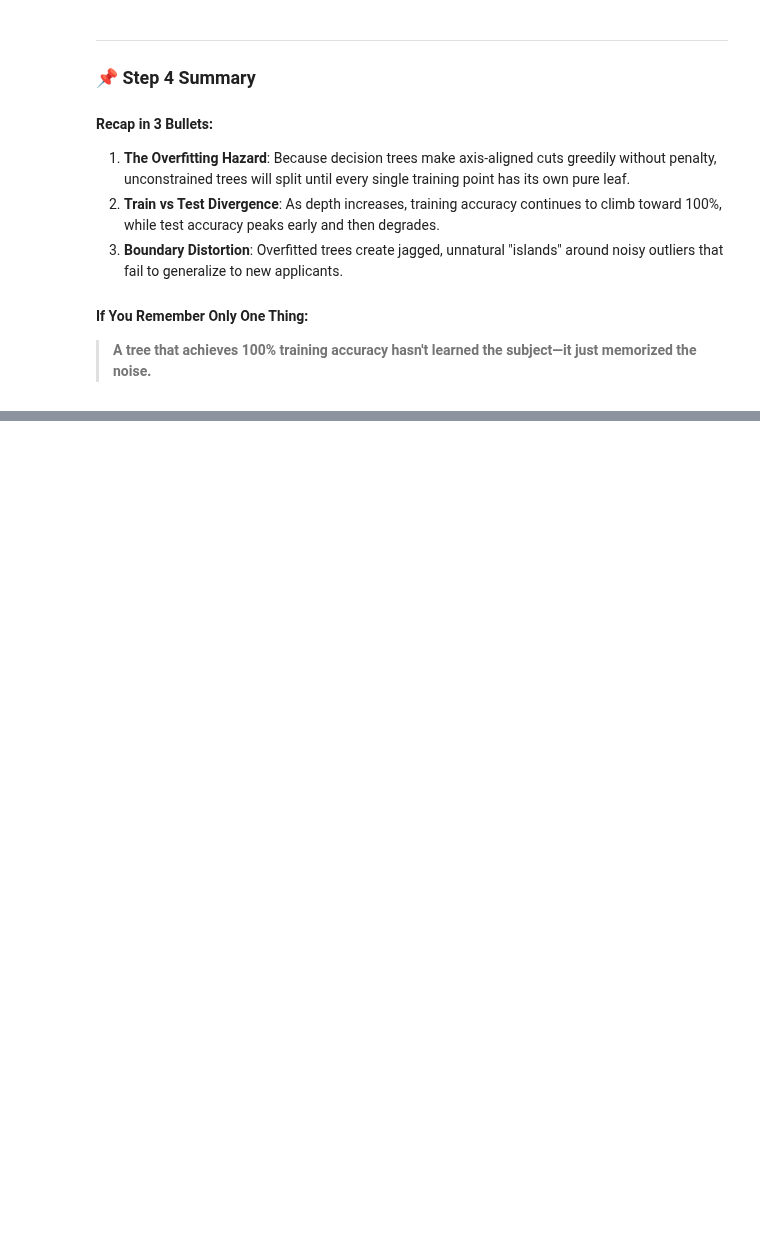
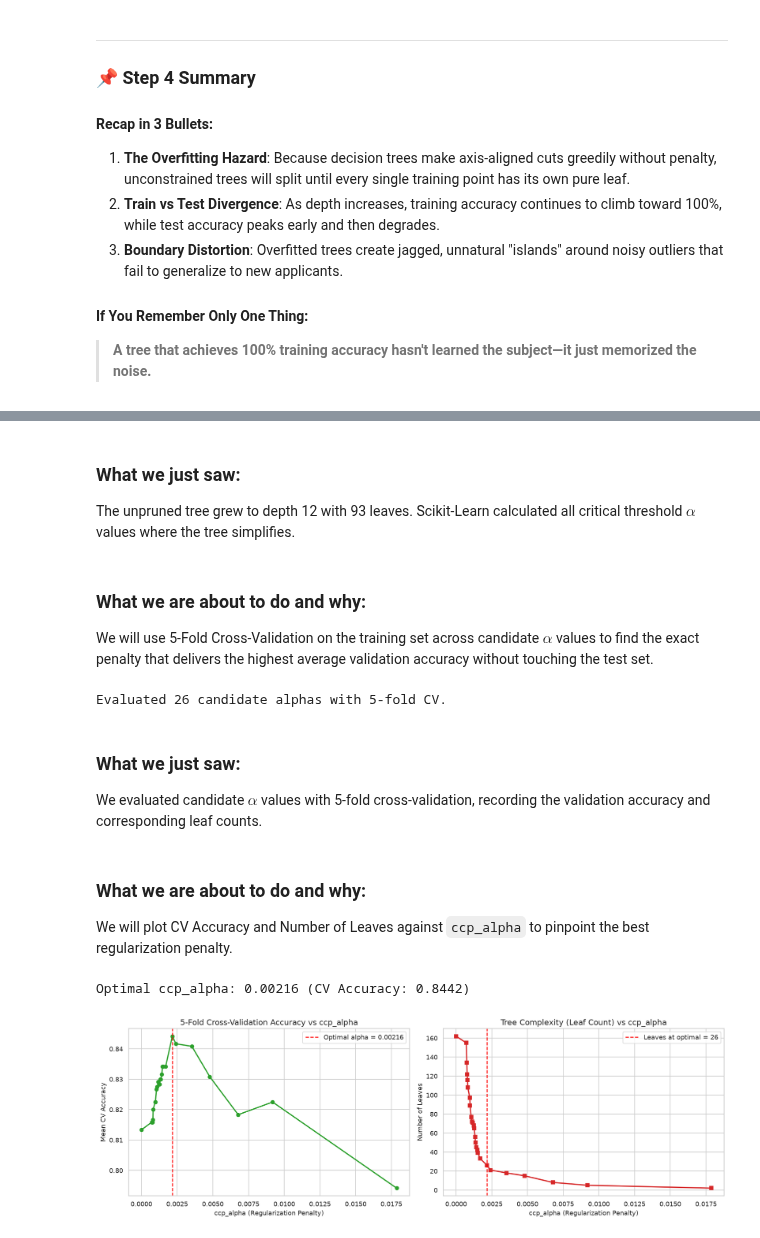
Before and after one commit to Arnav-Shrivastava/decision-trees-regression-zero-to-one, a Jupyter notebook: decision_trees_zero_to_one.ipynb, the cells around one changed output, grey strips where cells are left out. Drawn from its saved outputs; the diff is of its cells as text; code cells hidden in the pictures; blank space fills up the shorter version.

Commit message:
feat: demonstrate pre-pruning and cost-complexity post-pruning

```diff
--- a/decision_trees_zero_to_one.ipynb
+++ b/decision_trees_zero_to_one.ipynb
@@ -1150,0 +1206,13 @@ plt.show()
+# %%
+# 1. Fit unconstrained tree on training data
+unpruned_tree = DecisionTreeClassifier(random_state=42)
+unpruned_tree.fit(X_train, y_train)
+
+# 2. Extract pruning path (sequence of alphas and corresponding impurities)
+pruning_path = unpruned_tree.cost_complexity_pruning_path(X_train, y_train)
+ccp_alphas = pruning_path.ccp_alphas
+impurities = pruning_path.impurities
+
+print(f"Unpruned tree depth: {unpruned_tree.get_depth()}")
+print(f"Unpruned leaf count: {unpruned_tree.get_n_leaves()}")
+print(f"Candidate ccp_alphas found: {len(ccp_alphas)}")
@@ -1150,0 +1223,64 @@ plt.show()
+# %% [markdown]
+### What we just saw:
+The unpruned tree grew to depth 12 with 93 leaves. Scikit-Learn calculated all critical threshold $\alpha$ values where the tree simplifies.
+# %% [markdown]
+### What we are about to do and why:
+We will use 5-Fold Cross-Validation on the training set across candidate $\alpha$ values to find the exact penalty that delivers the highest average validation accuracy without touching the test set.
+# %%
+from sklearn.model_selection import cross_val_score
+
+# Subsample candidate alphas (skip trivial duplicates, drop extreme end)
+candidate_alphas = ccp_alphas[::3]
+if candidate_alphas[-1] == ccp_alphas[-1]:
+    candidate_alphas = candidate_alphas[:-1]
+
+cv_scores_mean = []
+cv_scores_std = []
+leaf_counts = []
+
+for alpha in candidate_alphas:
+    tree_clf = DecisionTreeClassifier(ccp_alpha=alpha, random_state=42)
+    scores = cross_val_score(tree_clf, X_train, y_train, cv=5, scoring='accuracy')
+    cv_scores_mean.append(scores.mean())
+    cv_scores_std.append(scores.std())
+    tree_clf.fit(X_train, y_train)
+    leaf_counts.append(tree_clf.get_n_leaves())
+
+print(f"Evaluated {len(candidate_alphas)} candidate alphas with 5-fold CV.")
+# %% [output]
+Evaluated 26 candidate alphas with 5-fold CV.
+# %% [markdown]
+### What we just saw:
+We evaluated candidate $\alpha$ values with 5-fold cross-validation, recording the validation accuracy and corresponding leaf counts.
+# %% [markdown]
+### What we are about to do and why:
+We will plot CV Accuracy and Number of Leaves against `ccp_alpha` to pinpoint the best regularization penalty.
+# %%
+best_alpha_idx = np.argmax(cv_scores_mean)
+optimal_alpha = candidate_alphas[best_alpha_idx]
+print(f"Optimal ccp_alpha: {optimal_alpha:.5f} (CV Accuracy: {cv_scores_mean[best_alpha_idx]:.4f})")
+
+fig, (ax1, ax2) = plt.subplots(1, 2, figsize=(15, 5), dpi=120)
+
+# Left plot: Validation accuracy vs Alpha
+ax1.plot(candidate_alphas, cv_scores_mean, marker='o', color='#2ca02c', lw=2)
+ax1.axvline(optimal_alpha, color='red', linestyle='--', label=f'Optimal alpha = {optimal_alpha:.5f}')
+ax1.set_title("5-Fold Cross-Validation Accuracy vs ccp_alpha", fontsize=13)
+ax1.set_xlabel("ccp_alpha (Regularization Penalty)", fontsize=11)
+ax1.set_ylabel("Mean CV Accuracy", fontsize=11)
+ax1.legend()
+
+# Right plot: Number of Leaves vs Alpha
+ax2.plot(candidate_alphas, leaf_counts, marker='s', color='#d62728', lw=2)
+ax2.axvline(optimal_alpha, color='red', linestyle='--', label=f'Leaves at optimal = {leaf_counts[best_alpha_idx]}')
+ax2.set_title("Tree Complexity (Leaf Count) vs ccp_alpha", fontsize=13)
+ax2.set_xlabel("ccp_alpha (Regularization Penalty)", fontsize=11)
+ax2.set_ylabel("Number of Leaves", fontsize=11)
+ax2.legend()
+
+plt.tight_layout()
+plt.savefig("images/cost_complexity_pruning.png", dpi=120)
+plt.show()
+# %% [output]
+Optimal ccp_alpha: 0.00216 (CV Accuracy: 0.8442)
+[figure, added]
```
Also changed, not shown: parts of 9 cells of this notebook, 1 other file.
